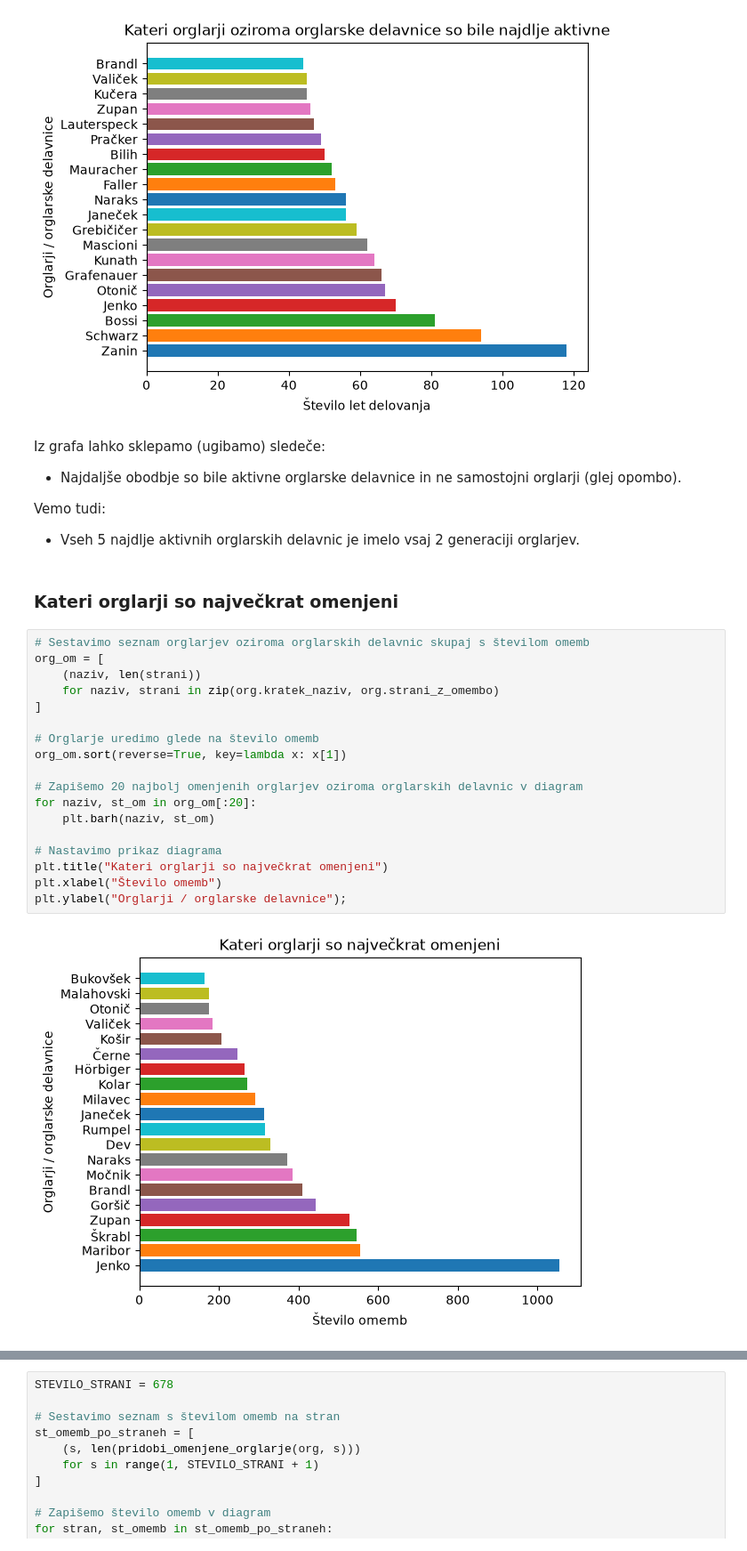
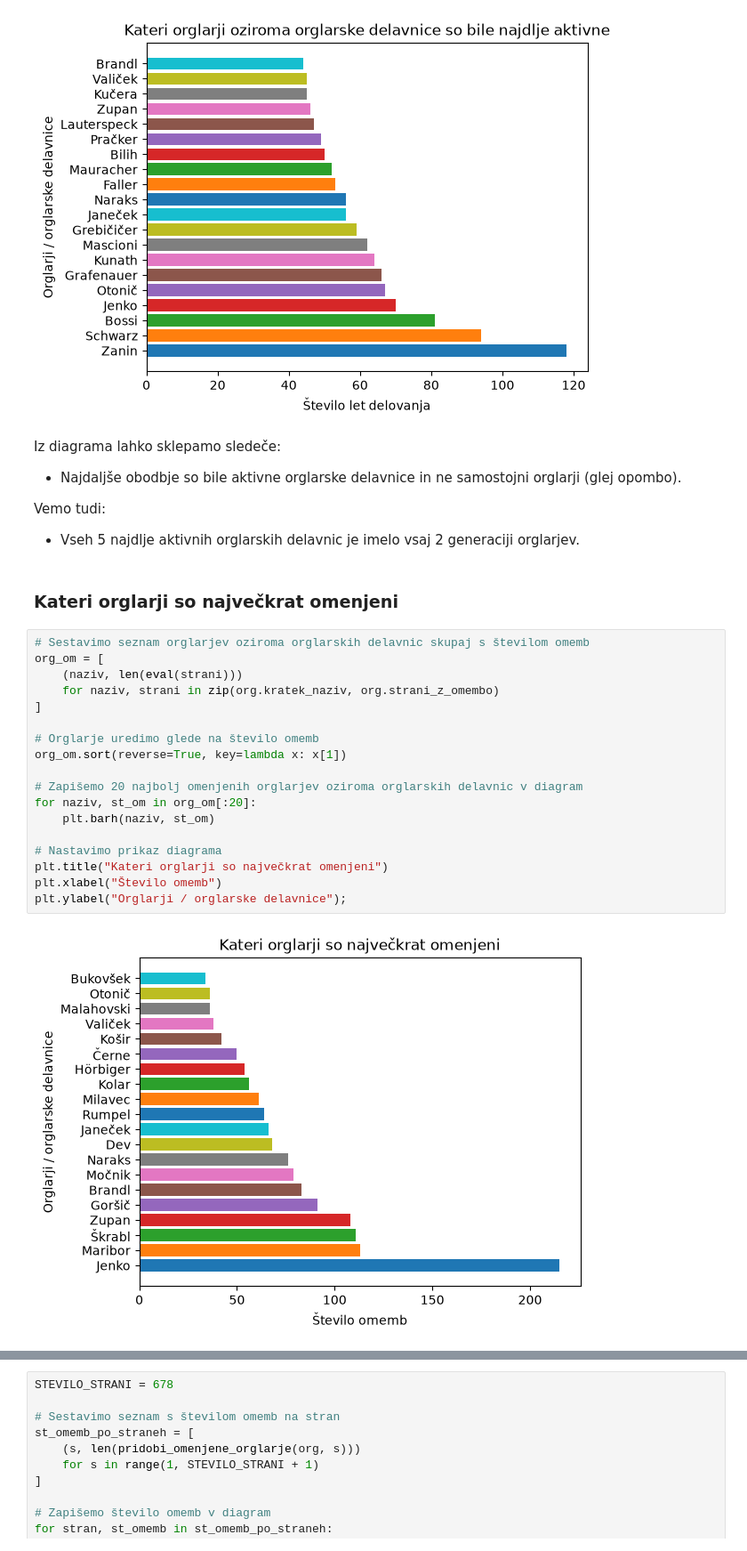
Before and after one commit to PetJer/UVP-projektna-naloga, a Jupyter notebook: analiza.ipynb, the cells around one changed output, grey strips where cells are left out. Shown at 89% size. Cells and saved outputs as stored; diff of their text form.

```diff
--- a/analiza.ipynb
+++ b/analiza.ipynb
@@ -141,7 +141,7 @@ plt.ylabel("Orglarji / orglarske delavnice");
 # %% [output]
 [figure]
 # %% [markdown]
-Iz grafa lahko sklepamo (ugibamo) sledeče:
+Iz diagrama lahko sklepamo sledeče:
 - Najdaljše obodbje so bile aktivne orglarske delavnice in ne samostojni orglarji (glej opombo).
 
 Vemo tudi:
@@ -151,21 +151,21 @@ Vemo tudi:
 # %%
 # Sestavimo seznam orglarjev oziroma orglarskih delavnic skupaj s številom omemb
 org_om = [
-    (naziv, len(strani))
+    (naziv, len(eval(strani)))
     for naziv, strani in zip(org.kratek_naziv, org.strani_z_omembo)
 ]
 
 # Orglarje uredimo glede na število omemb
 org_om.sort(reverse=True, key=lambda x: x[1])
 
 # Zapišemo 20 najbolj omenjenih orglarjev oziroma orglarskih delavnic v diagram
 for naziv, st_om in org_om[:20]:
     plt.barh(naziv, st_om)
 
 # Nastavimo prikaz diagrama
 plt.title("Kateri orglarji so največkrat omenjeni")
 plt.xlabel("Število omemb")
 plt.ylabel("Orglarji / orglarske delavnice");
 # %% [output]
-[figure, old version]
+[figure, new version]
 # %% [markdown]
```
Also changed, not shown: parts of 13 cells of this notebook, 1 other file.
